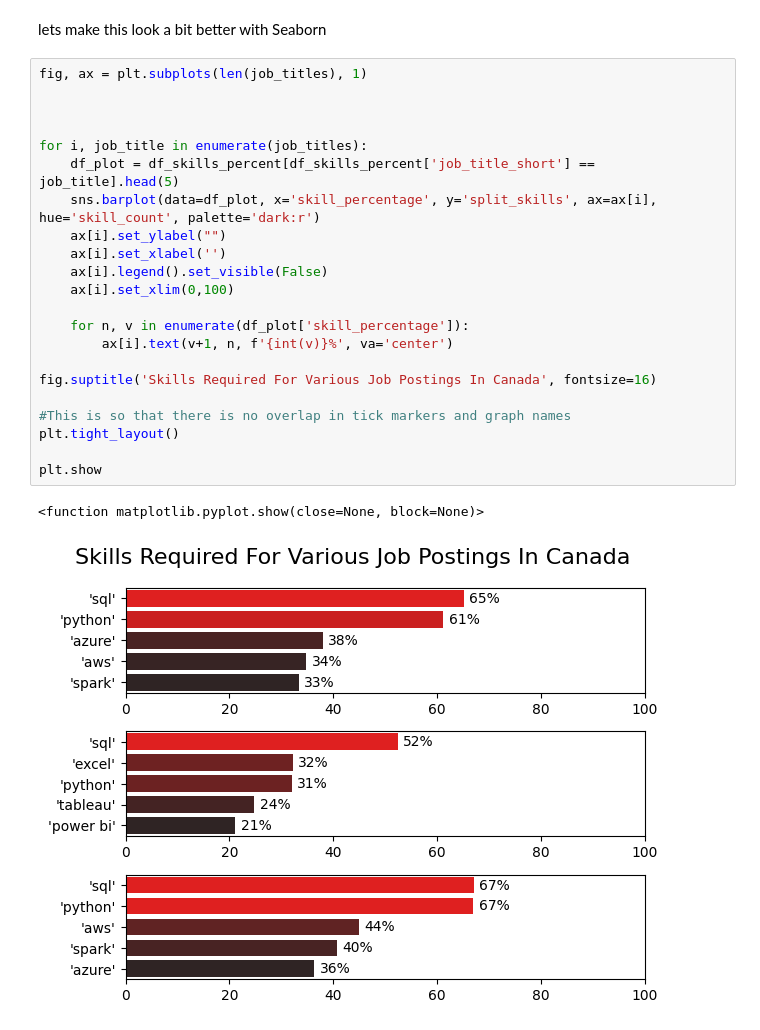
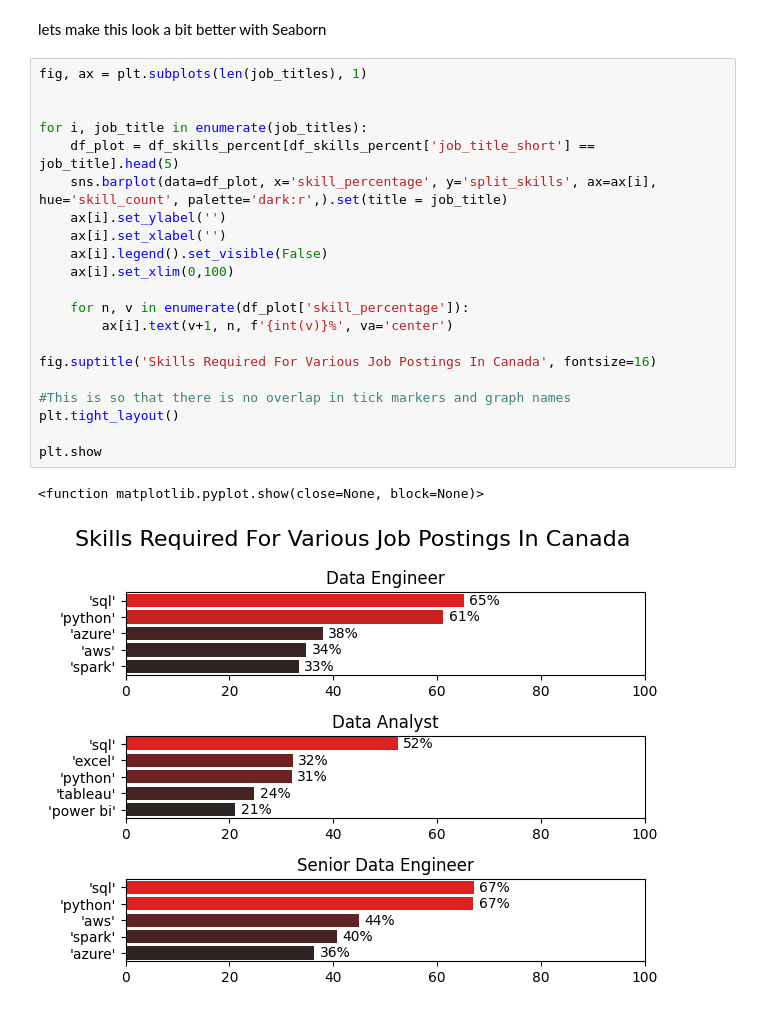
Before and after one commit to GeoffreyBarnesData/Python_Data_Project, a Jupyter notebook: Project/2_Skills_Demand.ipynb, the cells around one changed output. Saved outputs shown, nothing was run; the diff lists cells and outputs as text.

```diff
--- a/Project/2_Skills_Count.ipynb
+++ b/Project/2_Skills_Demand.ipynb
@@ -314,25 +300,24 @@ lets make this look a bit better with Seaborn
 # %%
 fig, ax = plt.subplots(len(job_titles), 1)
 
 
-
 for i, job_title in enumerate(job_titles):
     df_plot = df_skills_percent[df_skills_percent['job_title_short'] == job_title].head(5)
-    sns.barplot(data=df_plot, x='skill_percentage', y='split_skills', ax=ax[i], hue='skill_count', palette='dark:r')
-    ax[i].set_ylabel("")
+    sns.barplot(data=df_plot, x='skill_percentage', y='split_skills', ax=ax[i], hue='skill_count', palette='dark:r',).set(title = job_title)
+    ax[i].set_ylabel('')
     ax[i].set_xlabel('')
     ax[i].legend().set_visible(False)
     ax[i].set_xlim(0,100)
 
     for n, v in enumerate(df_plot['skill_percentage']):
         ax[i].text(v+1, n, f'{int(v)}%', va='center')
 
 fig.suptitle('Skills Required For Various Job Postings In Canada', fontsize=16)
 
 #This is so that there is no overlap in tick markers and graph names
 plt.tight_layout()
 
 plt.show
 # %% [output]
 <function matplotlib.pyplot.show(close=None, block=None)>
-[figure, old version]
+[figure, new version]
```
Also changed, not shown: parts of 3 cells of this notebook, 5 other files.
